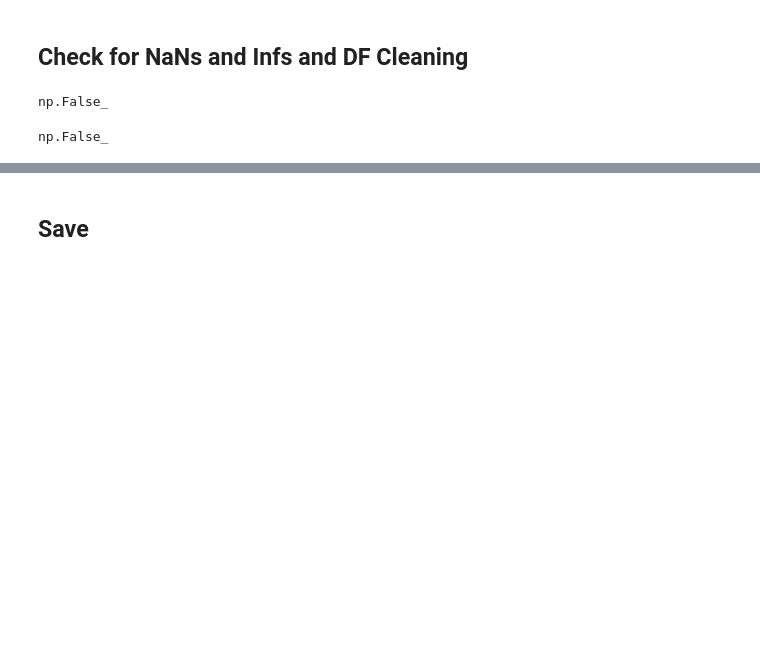
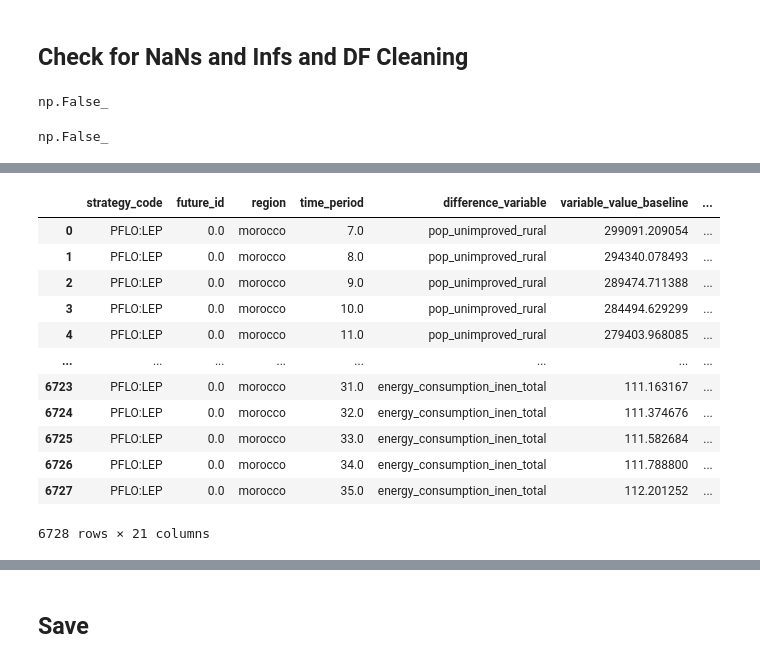
Before and after one commit to sisepuede-framework/ssp_morocco, a Jupyter notebook: ssp_modeling/cost-benefits/cb.ipynb, the cells around one changed output, grey strips where cells are left out. Saved outputs shown, nothing was run; the diff lists cells and outputs as text; code cells hidden in the pictures; blank space fills up the shorter version.

```diff
--- a/ssp_modeling/cost-benefits/cb.ipynb
+++ b/ssp_modeling/cost-benefits/cb.ipynb
@@ -195,0 +252,10 @@ np.False_
+# %%
+# --- Strategy ID mapping based on strategy_code ---
+def map_strategy_id(code: str):
+    if code == "BASE":
+        return 0
+    if code == "PFLO:LEP":
+        return 6003
+    return code  # keep original if not matched
+
+cb_data["strategy_id"] = cb_data["strategy_code"].astype(str).map(map_strategy_id)
@@ -195,0 +266,9 @@ np.False_
+# %%
+def map_primary_id(code: str):
+    if code == "BASE":
+        return 0
+    if code == "PFLO:LEP":
+        return 72072
+    return code  # keep original if not matched
+
+cb_data["primary_id"] = cb_data["strategy_code"].astype(str).map(map_primary_id)
@@ -195,0 +277,3 @@ np.False_
+# %%
+# --- Create ids (variable:strategy_id) ---
+cb_data["ids"] = cb_data["variable"].astype(str) + ":" + cb_data["strategy_id"].astype(str)
@@ -195,0 +293,5 @@ np.False_
+# %%
+# --- Read GDP and merge ---
+# Keep only needed columns
+gdp = ssp_data.loc[:, ["primary_id", "time_period", "gdp_mmm_usd"]]
+gdp.head()
@@ -195,0 +305,18 @@ np.False_
+# %%
+# Merge cb_data with gdp on primary_id and time_period
+cb_data = cb_data.merge(gdp, on=["primary_id", "time_period"], how="left")
+cb_data
+# %% [output]
+|  | strategy_code | future_id | region | time_period | difference_variable | variable_value_baseline | ... |
+| 0 | PFLO:LEP | 0.0 | morocco | 7.0 | pop_unimproved_rural | 299091.209054 | ... |
+| 1 | PFLO:LEP | 0.0 | morocco | 8.0 | pop_unimproved_rural | 294340.078493 | ... |
+| 2 | PFLO:LEP | 0.0 | morocco | 9.0 | pop_unimproved_rural | 289474.711388 | ... |
+| 3 | PFLO:LEP | 0.0 | morocco | 10.0 | pop_unimproved_rural | 284494.629299 | ... |
+| 4 | PFLO:LEP | 0.0 | morocco | 11.0 | pop_unimproved_rural | 279403.968085 | ... |
+| ... | ... | ... | ... | ... | ... | ... | ... |
+| 6723 | PFLO:LEP | 0.0 | morocco | 31.0 | energy_consumption_inen_total | 111.163167 | ... |
+| 6724 | PFLO:LEP | 0.0 | morocco | 32.0 | energy_consumption_inen_total | 111.374676 | ... |
+| 6725 | PFLO:LEP | 0.0 | morocco | 33.0 | energy_consumption_inen_total | 111.582684 | ... |
+| 6726 | PFLO:LEP | 0.0 | morocco | 34.0 | energy_consumption_inen_total | 111.788800 | ... |
+| 6727 | PFLO:LEP | 0.0 | morocco | 35.0 | energy_consumption_inen_total | 112.201252 | ... |
+6728 rows × 21 columns
```
Also changed, not shown: parts of 24 cells of this notebook, 3 other files.
